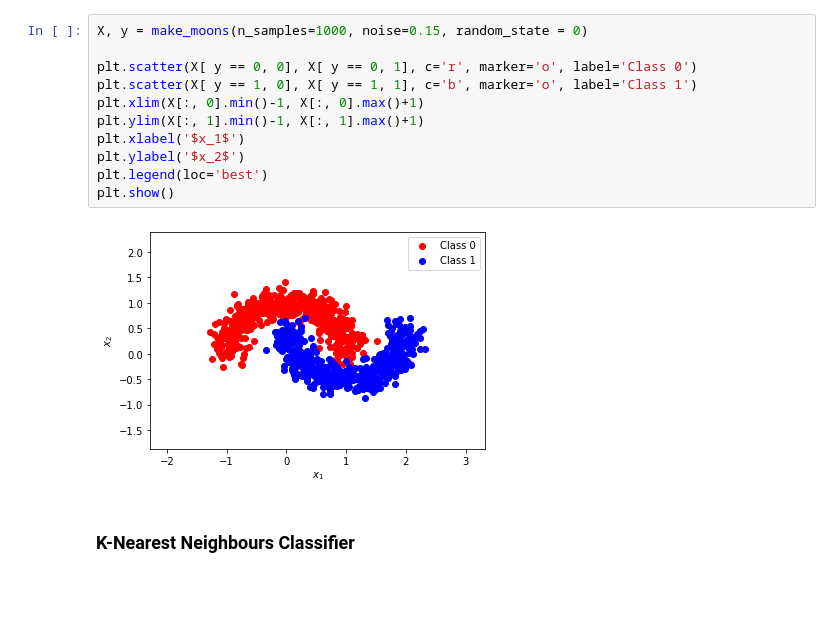
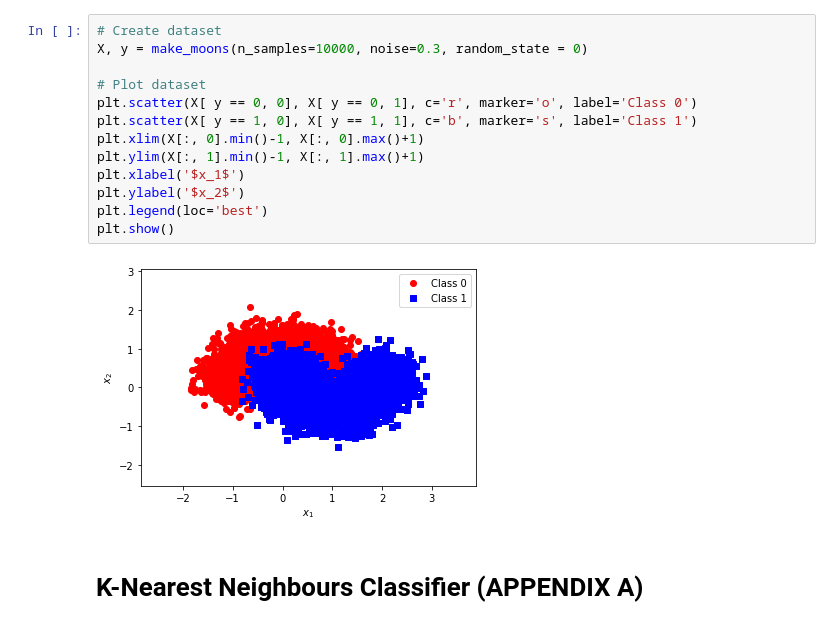
Before and after one commit to niall-anthony-mcnulty/Classification-Models-for-Moon-Dataset, a Jupyter notebook: MoonClassifiers.ipynb, the cells around one changed output. Drawn from its saved outputs; the diff is of its cells as text; blank space fills up the shorter version.

Commit message:
3 classifiers

```diff
--- a/MoonClassifiers.ipynb
+++ b/MoonClassifiers.ipynb
@@ -29,15 +26,17 @@ ModuleNotFoundError: No module named 'mlxtend'
 # %%
-X, y = make_moons(n_samples=1000, noise=0.15, random_state = 0)
+# Create dataset
+X, y = make_moons(n_samples=10000, noise=0.3, random_state = 0)
 
+# Plot dataset
 plt.scatter(X[ y == 0, 0], X[ y == 0, 1], c='r', marker='o', label='Class 0')
-plt.scatter(X[ y == 1, 0], X[ y == 1, 1], c='b', marker='o', label='Class 1')
+plt.scatter(X[ y == 1, 0], X[ y == 1, 1], c='b', marker='s', label='Class 1')
 plt.xlim(X[:, 0].min()-1, X[:, 0].max()+1)
 plt.ylim(X[:, 1].min()-1, X[:, 1].max()+1)
 plt.xlabel('$x_1$')
 plt.ylabel('$x_2$')
 plt.legend(loc='best')
 plt.show()
 # %% [output]
-[figure, old version]
+[figure, new version]
 # %% [markdown]
-### K-Nearest Neighbours Classifier ###
+# K-Nearest Neighbours Classifier (APPENDIX A)
```
Also changed, not shown: parts of 31 cells of this notebook, 1 other file.
